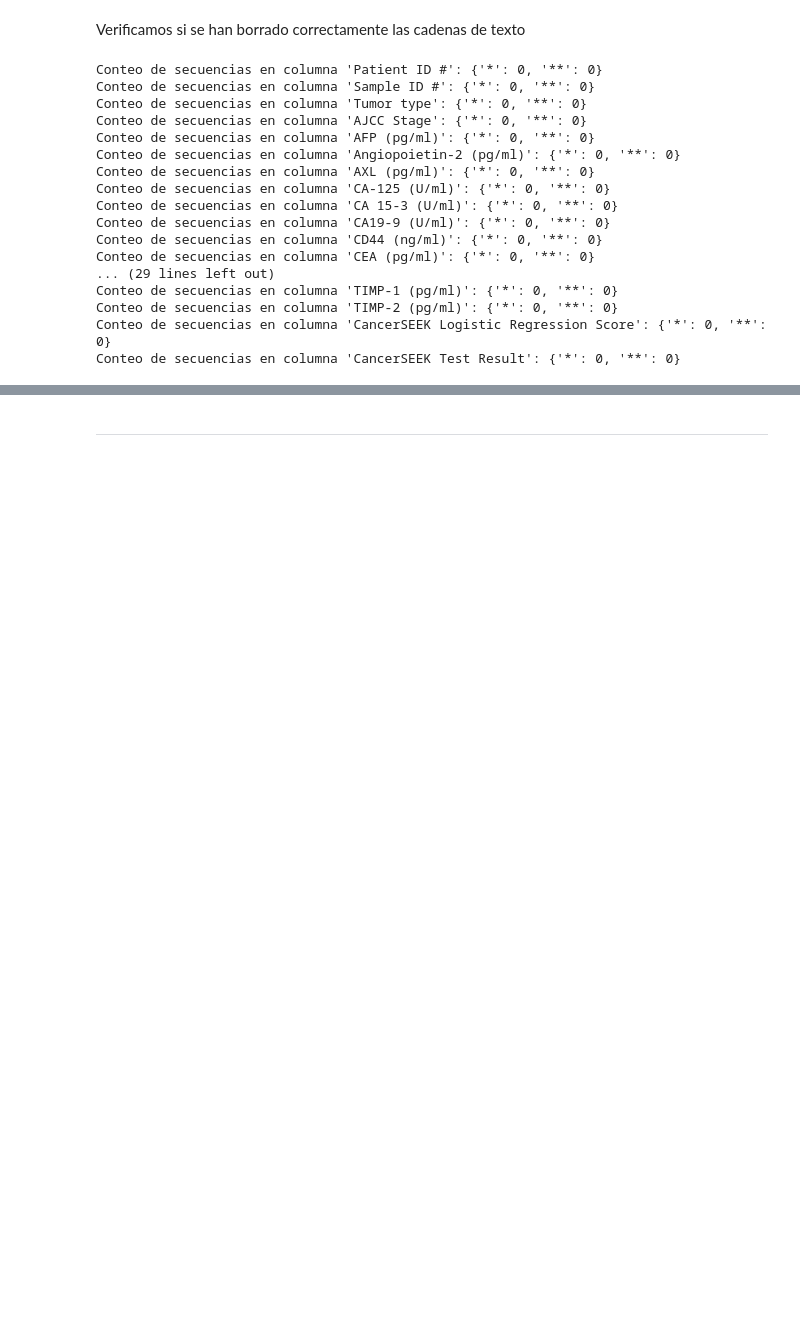
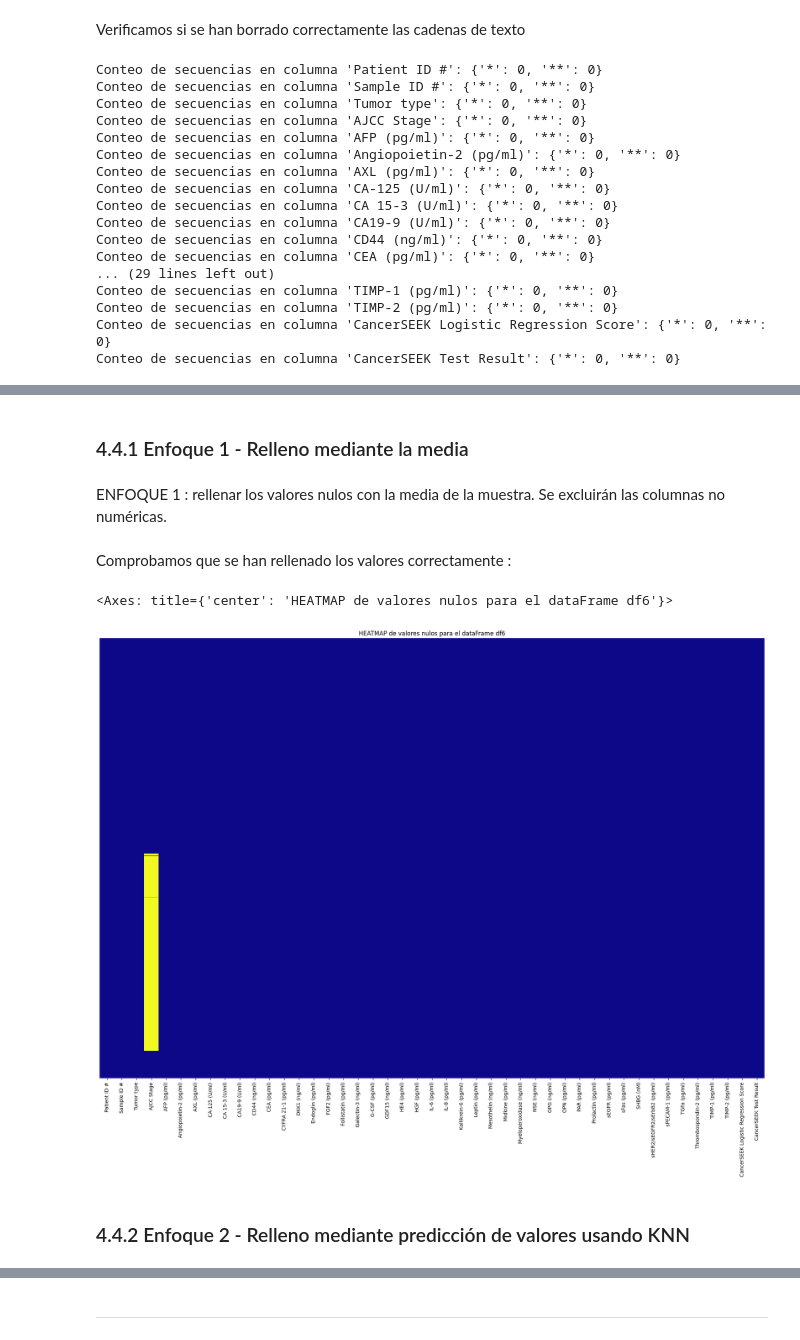
Before and after one commit to Lusku/MaterialMaster, a Jupyter notebook: TFM.ipynb, the cells around one changed output, grey strips where cells are left out. Cells and saved outputs as stored; diff of their text form; code cells hidden in the pictures; blank space fills up the shorter version.

```diff
--- a/TFM.ipynb
+++ b/TFM.ipynb
@@ -675,0 +715,5 @@ Conteo de secuencias en columna 'CancerSEEK Test Result': {'*': 0, '**': 0}
+# %% [markdown]
+### 4.4.1 Enfoque 1 - Relleno mediante la media
+# %% [markdown]
+ENFOQUE 1 : rellenar los valores nulos con la media de la muestra.
+Se excluirán las columnas no numéricas.
@@ -675,0 +729,11 @@ Conteo de secuencias en columna 'CancerSEEK Test Result': {'*': 0, '**': 0}
+# %% [markdown]
+Comprobamos que se han rellenado los valores correctamente :
+# %%
+plt.figure(figsize=(24, 16))
+plt.title(f"HEATMAP de valores nulos para el dataFrame df6")
+sns.heatmap(df6_prep_null_media.isnull(), cbar=False, yticklabels=False,cmap='plasma')
+# %% [output]
+<Axes: title={'center': 'HEATMAP de valores nulos para el dataFrame df6'}>
+[figure, added]
+# %% [markdown]
+### 4.4.2 Enfoque 2 - Relleno mediante predicción de valores usando KNN
```
Also changed, not shown: parts of 27 cells of this notebook.
